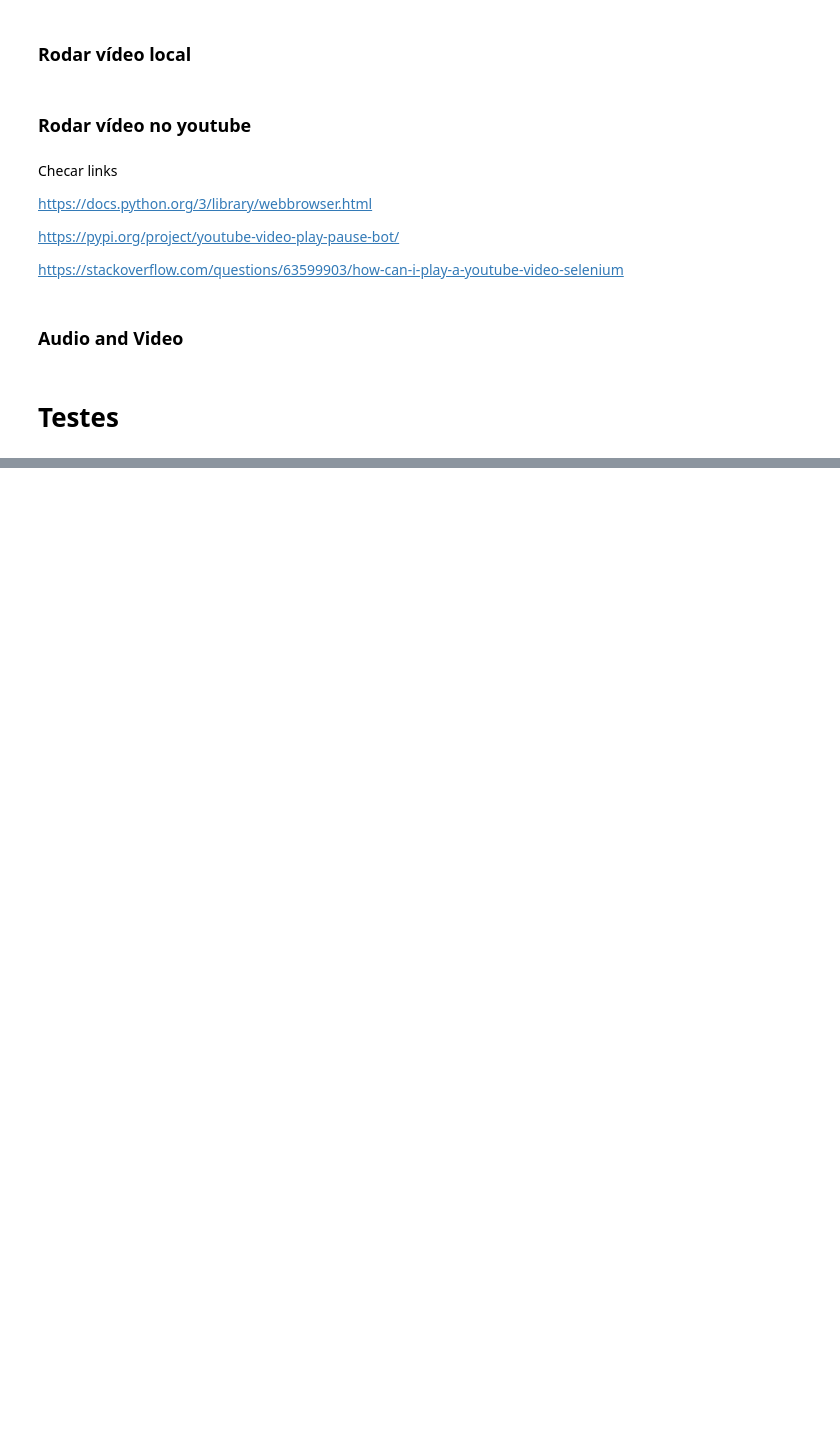
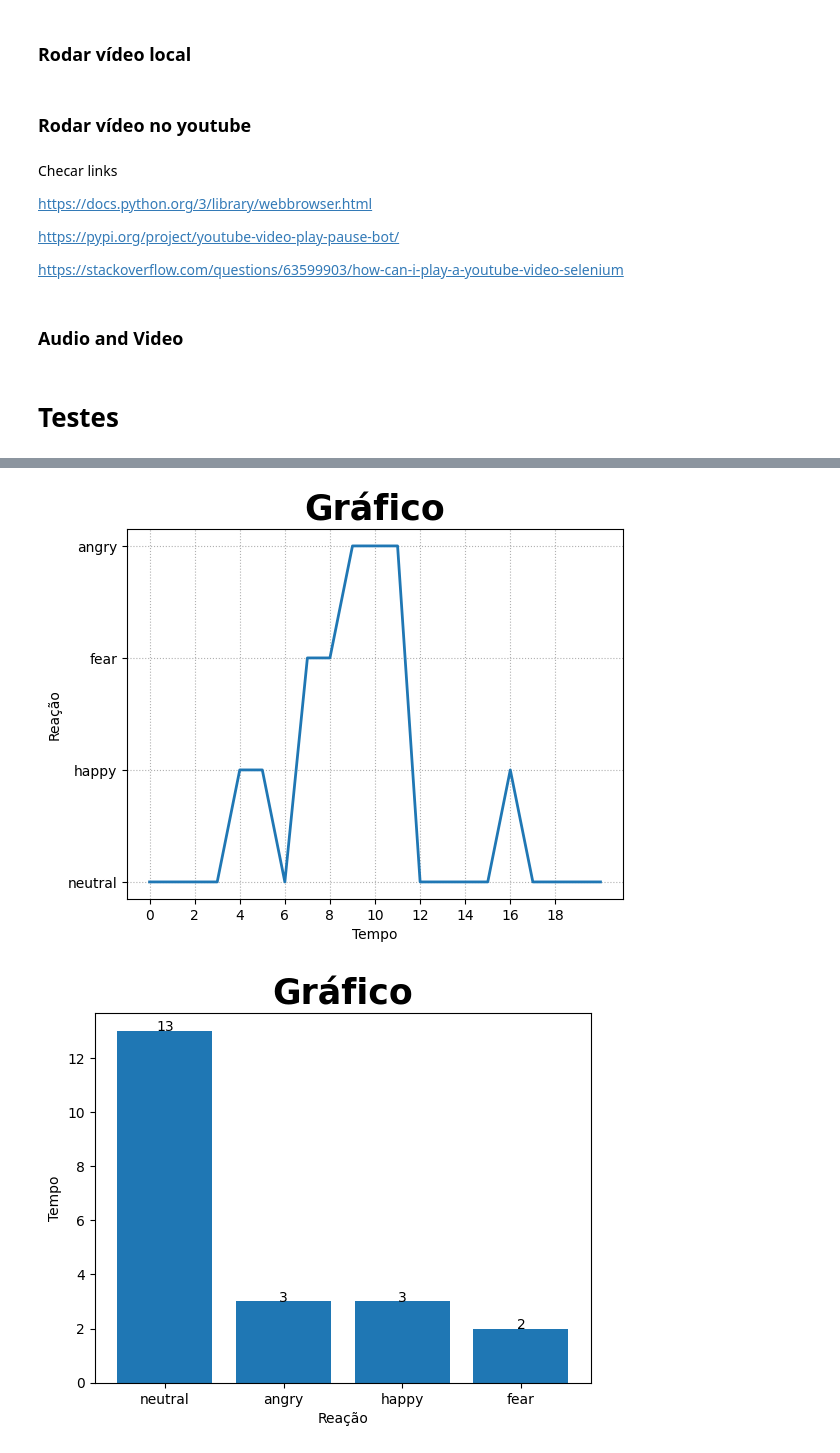
Before and after one commit to NathanCortinaz/TCC2, a Jupyter notebook: teste.ipynb, the cells around one changed output, grey strips where cells are left out. Saved outputs shown, nothing was run; the diff lists cells and outputs as text; code cells hidden in the pictures; blank space fills up the shorter version.

Commit message:
Graphs functions created

```diff
--- a/teste.ipynb
+++ b/teste.ipynb
@@ -103,0 +236,80 @@ PlayVideo(video_path)
+# %%
+import pandas as pd
+import matplotlib.pyplot as plt
+import matplotlib.pyplot as pltline
+from openpyxl import load_workbook
+import openpyxl
+import os
+import numpy
+
+path = 'C:/Users/natha/OneDrive - Associacao Antonio Vieira/# UNISINOS/TCC2/Code/src/Results'
+
+reactions = [
+    ('neutral', 0),
+    ('happy', 3.322744000000057),
+    ('neutral', 5.560093500000221),
+    ('fear', 6.676402500000222),
+    ('angry', 8.942872200000238),
+    ('neutral', 11.220656400000735),
+    ('happy', 15.75596780000069),
+    ('neutral', 16.86338640000031),
+    ('neutral', 19.146108200000526)]
+
+reactions_step = [
+    ('neutral', 0),
+    ('neutral', 1),
+    ('neutral', 2),
+    ('neutral', 3),
+    ('happy', 4),
+    ('happy', 5),
+    ('neutral', 6),
+    ('fear', 7),
+    ('fear', 8),
+    ('angry', 9),
+    ('angry', 10),
+    ('angry', 11),
+    ('neutral', 12),
+    ('neutral', 13),
+    ('neutral', 14),
+    ('neutral', 15),
+    ('happy', 16),
+    ('neutral', 17),
+    ('neutral', 18),
+    ('neutral', 19),
+    ('neutral', 20)]
+
+sorted_frequency_list = [('neutral', 13), ('angry', 3), ('happy', 3), ('fear', 2)]
+
+df1 = pd.DataFrame(reactions_step)
+df2 = pd.DataFrame(sorted_frequency_list)
+
+x1 = df1[1]
+y1 = df1[0]
+
+fig1 = pltline.figure()
+ax = fig1.gca()
+pltline.plot(x, y, linewidth=2, markersize=1)
+pltline.title("Gráfico", fontsize=25, fontweight='bold')
+pltline.ylabel('Reação')
+pltline.xlabel('Tempo')
+ax.set_xticks(numpy.arange(0, reactions_step[-1][1], 2))
+pltline.grid(linestyle=':')
+pltline.show()
+
+x2 = df2[0]
+y2 = df2[1]
+
+fig2 = pltline.figure()
+ax = fig2.gca()
+pltline.bar(x2, y2)
+pltline.title("Gráfico", fontsize=25, fontweight='bold')
+pltline.xlabel('Reação')
+pltline.ylabel('Tempo')
+for i in range(len(x2)):
+    plt.text(i, y2[i], y2[i], ha='center')
+pltline.show()
+
+# img = pltline.savefig(f"{path}/GraficoLinha.png")
+# %% [output]
+[figure, added]
+[figure, added]
```
Also changed, not shown: parts of 6 cells of this notebook, 4 other files.
